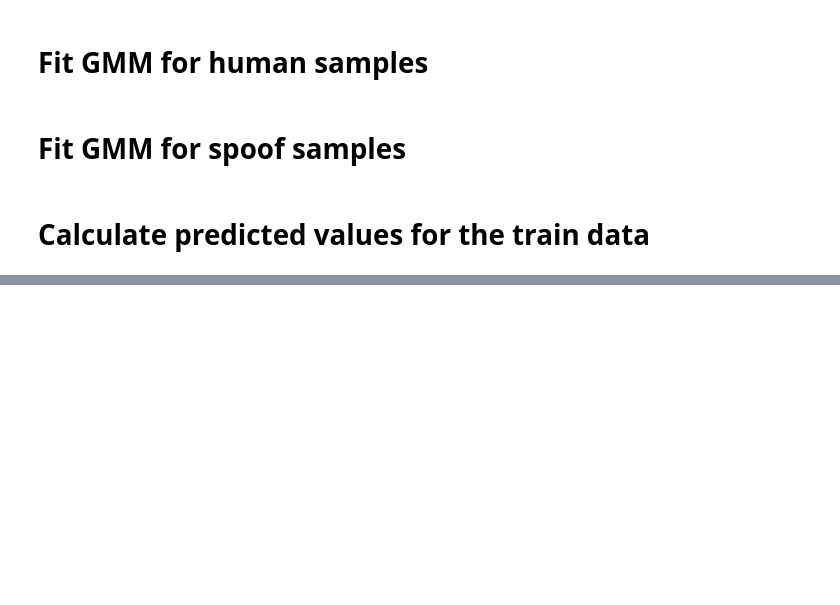
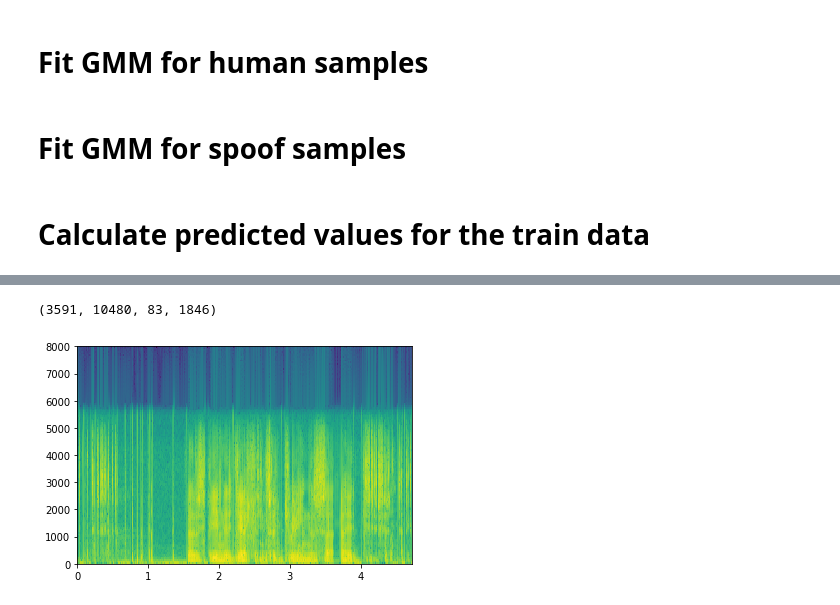
Before and after one commit to javadssmsh/spoof_detection_deep_features, a Jupyter notebook: mfcc_deep_feature_train.ipynb, the cells around one changed output, grey strips where cells are left out. Drawn from its saved outputs; the diff is of its cells as text; code cells hidden in the pictures; blank space fills up the shorter version.

```diff
--- a/mfcc_deep_feature_train.ipynb
+++ b/mfcc_deep_feature_train.ipynb
@@ -486,0 +606,37 @@ plt.scatter(data_embedding[:,0], data_embedding[:,1], c=y_predicted, s=1, cmap='
+# %%
+train_labels = np.load("/media/hinton/F8E62A5EE62A1D7E/rohit/spoof/spoof_deep_features/train_label.npy")
+trimmed_audio = np.load("/media/hinton/F8E62A5EE62A1D7E/rohit/spoof/original_datasets/npy_data_asvspoof/trimmed_audio.npy")
+
+train_labels=list(train_labels)
+
+train_labels1 = list()
+for i in train_labels:
+    if i == b'human':
+        train_labels1.append(1)
+    else:
+        train_labels1.append(0)
+train_labels = train_labels1[0:16000]
+# %%
+correct_human = []
+correct_spoofed = []
+miss_human = []
+miss_spoofed = []
+for count,i in enumerate(train_labels):
+    if i == y_predicted[count]:
+        if i == 1:
+            correct_human.append(count)
+        elif i == 0:
+            correct_spoofed.append(count)
+    elif i != y_predicted[count]:
+        if i == 1:
+            miss_human.append(count)
+        elif i == 0:
+            miss_spoofed.append(count)
+# %%
+len(correct_human),len(correct_spoofed),len(miss_human),len(miss_spoofed)
+# %% [output]
+(3591, 10480, 83, 1846)
+# %%
+plt.specgram(trimmed_audio[correct_spoofed[20]],Fs=16000);
+# %% [output]
+[figure, added]
```
Also changed, not shown: parts of 134 cells of this notebook, 40 other files.
